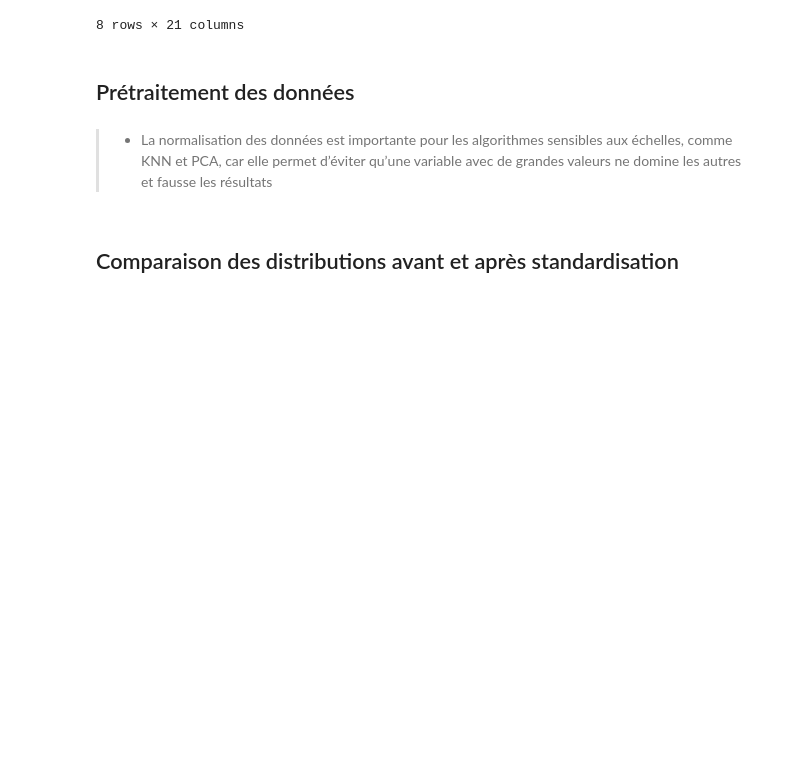
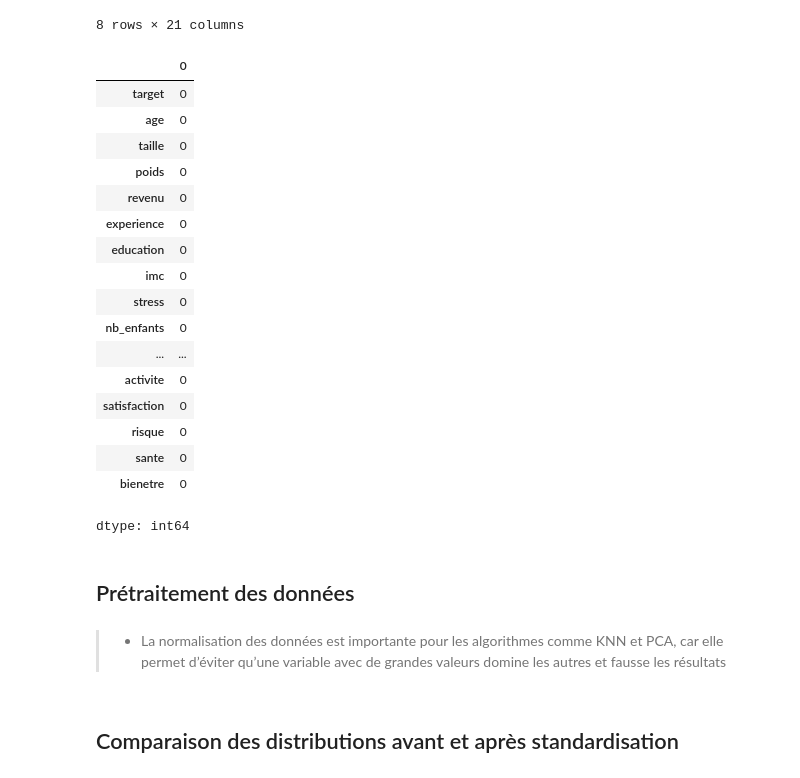
Before and after one commit to Hajaarh/health_state_classifier, a Jupyter notebook: health_state_ml.ipynb, the cells around one changed output. Saved outputs shown, nothing was run; the diff lists cells and outputs as text; code cells hidden in the pictures; blank space fills up the shorter version.

```diff
--- a/health_state_ml.ipynb
+++ b/health_state_ml.ipynb
@@ -62,6 +68,27 @@ df.describe()
 | 75% | 1.000000 | 56.637883 | 177.275880 | 82.251508 | 3381.817122 | 23.292222 | 3.890786 | 27.579416 | 5.882468 | 3.000000 | ... |
 | max | 2.000000 | 93.773829 | 214.790843 | 140.374368 | 5363.916672 | 40.327629 | 5.000000 | 40.608144 | 10.605591 | 7.000000 | ... |
 8 rows × 21 columns
+# %%
+df.isnull().sum()
+# %% [output]
+|  | 0 |
+| target | 0 |
+| age | 0 |
+| taille | 0 |
+| poids | 0 |
+| revenu | 0 |
+| experience | 0 |
+| education | 0 |
+| imc | 0 |
+| stress | 0 |
+| nb_enfants | 0 |
+| ... | ... |
+| activite | 0 |
+| satisfaction | 0 |
+| risque | 0 |
+| sante | 0 |
+| bienetre | 0 |
+dtype: int64
 # %% [markdown]
 ## Prétraitement des données
 # %%
@@ -78,7 +105,7 @@ df_standardized['target'] = df['target'].values
 # %% [markdown]
 
 
-> * La normalisation des données est importante pour les algorithmes sensibles aux échelles, comme KNN et PCA, car elle permet d’éviter qu’une variable avec de grandes valeurs ne domine les autres et fausse les résultats
+> * La normalisation des données est importante pour les algorithmes comme KNN et PCA, car elle permet d’éviter qu’une variable avec de grandes valeurs domine les autres et fausse les résultats
 # %% [markdown]
 ## Comparaison des distributions avant et après standardisation
 # %%
```
Also changed, not shown: parts of 20 cells of this notebook.
